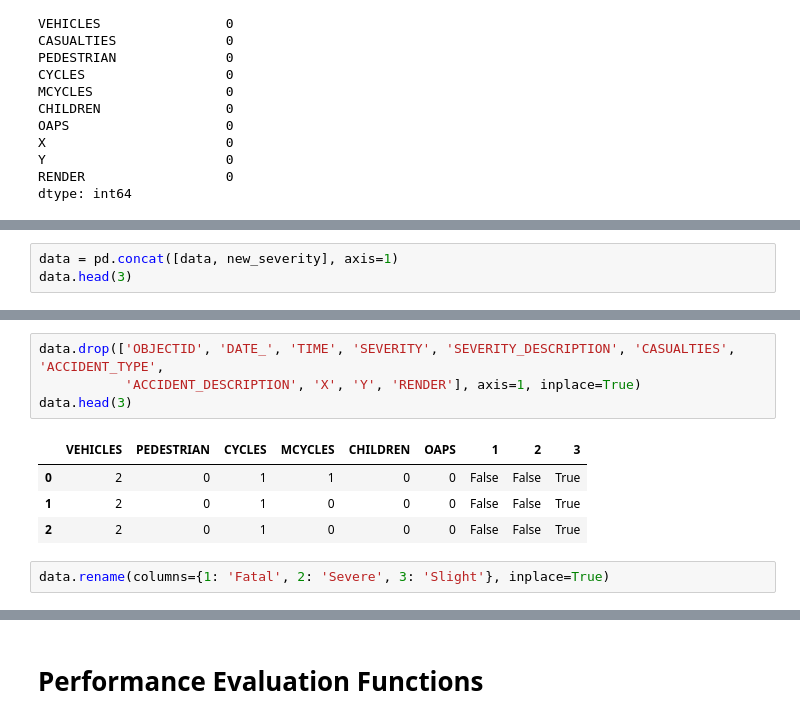
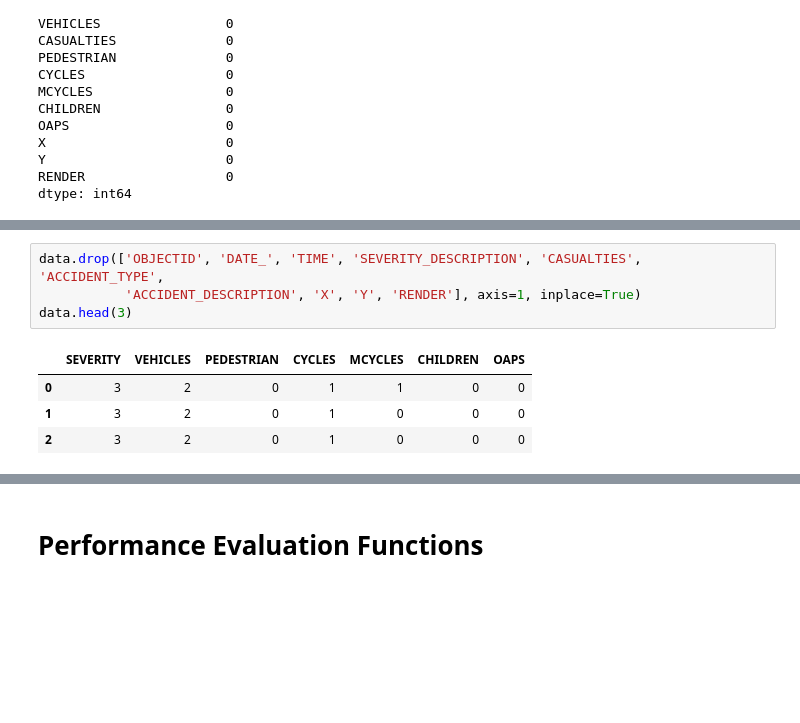
Before and after one commit to yaminshweyihtay/MachineLearning, a Jupyter notebook: dataPreProc.ipynb, the cells around one changed output, grey strips where cells are left out. Cells and saved outputs as stored; diff of their text form; blank space fills up the shorter version.

```diff
--- a/dataPreProc.ipynb
+++ b/dataPreProc.ipynb
@@ -89,3 +80,0 @@ new_severity = pd.get_dummies(data["SEVERITY"])
-# %%
-data = pd.concat([data, new_severity], axis=1)
-data.head(3)
@@ -97,11 +81,9 @@ data.head(3)
 # %%
-data.drop(['OBJECTID', 'DATE_', 'TIME', 'SEVERITY', 'SEVERITY_DESCRIPTION', 'CASUALTIES', 'ACCIDENT_TYPE',
+data.drop(['OBJECTID', 'DATE_', 'TIME', 'SEVERITY_DESCRIPTION', 'CASUALTIES', 'ACCIDENT_TYPE',
            'ACCIDENT_DESCRIPTION', 'X', 'Y', 'RENDER'], axis=1, inplace=True)
 data.head(3)
 # %% [output]
-|  | VEHICLES | PEDESTRIAN | CYCLES | MCYCLES | CHILDREN | OAPS | 1 | 2 | 3 |
-| 0 | 2 | 0 | 1 | 1 | 0 | 0 | False | False | True |
-| 1 | 2 | 0 | 1 | 0 | 0 | 0 | False | False | True |
-| 2 | 2 | 0 | 1 | 0 | 0 | 0 | False | False | True |
+|  | SEVERITY | VEHICLES | PEDESTRIAN | CYCLES | MCYCLES | CHILDREN | OAPS |
+| 0 | 3 | 2 | 0 | 1 | 1 | 0 | 0 |
+| 1 | 3 | 2 | 0 | 1 | 0 | 0 | 0 |
+| 2 | 3 | 2 | 0 | 1 | 0 | 0 | 0 |
-# %%
-data.rename(columns={1: 'Fatal', 2: 'Severe', 3: 'Slight'}, inplace=True)
```
Also changed, not shown: parts of 31 cells of this notebook.
